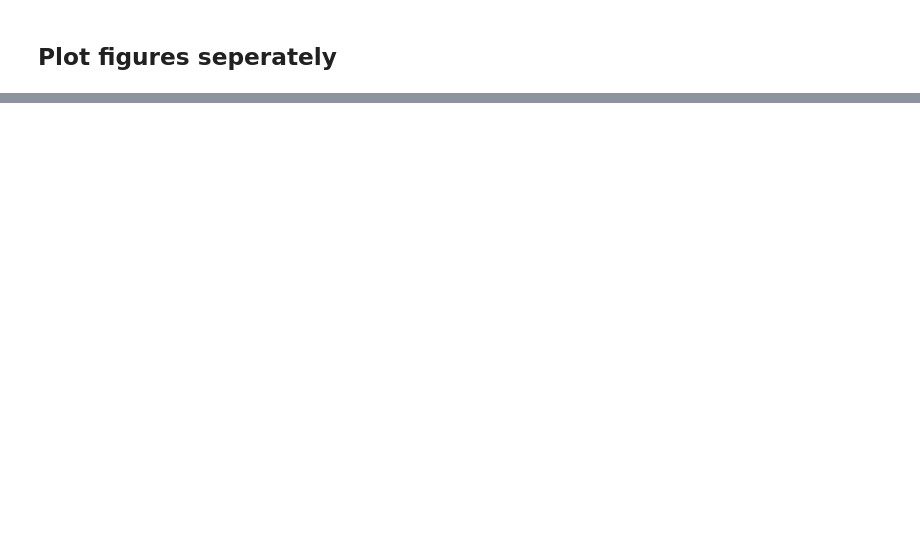
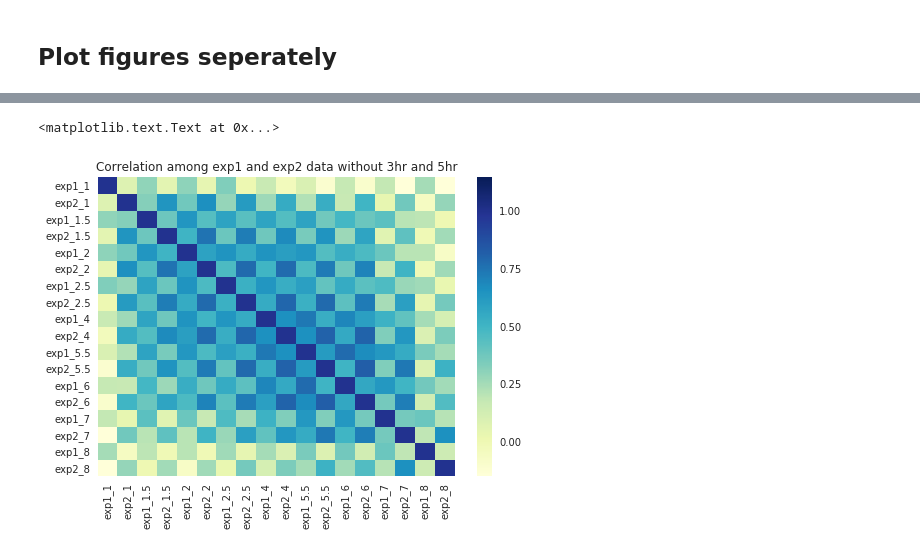
Before and after one commit to ame9yu/cell-cycle-chromatin, a Jupyter notebook: dna-replication-sandbox/WCEReplicationTiming.ipynb, the cells around one changed output, grey strips where cells are left out. Drawn from its saved outputs; the diff is of its cells as text; code cells hidden in the pictures; blank space fills up the shorter version.

```diff
--- a/dna-replication-sandbox/WCEReplicationTiming.ipynb
+++ b/dna-replication-sandbox/WCEReplicationTiming.ipynb
@@ -234,0 +382,31 @@ fig.savefig("exp2_WCE_seperate.pdf",bbox_extra_artists=(lgd,), bbox_inches='tigh
+# %%
+import seaborn as sns
+import matplotlib.pyplot as plt
+from collections import OrderedDict
+
+d_b = OrderedDict({})
+d_1 = OrderedDict({})
+d_2 = OrderedDict({})
+
+for i in range(len(yarray_exp1)):
+    if i == 4 or i ==6:
+        continue
+    d_b['exp1_'+str(time[i])] = yarray_exp1[i]
+    d_b['exp2_'+str(time[i])] = yarray_exp2[i]
+corr_df_both = pd.DataFrame(d_b).corr()
+
+for i in range(len(yarray_exp1)):
+    if i == 4 or i ==6:
+        continue
+    d_1['exp1_'+str(time[i])] = yarray_exp1[i]
+corr_df_exp1 = pd.DataFrame(d_1).corr()
+
+for i in range(len(yarray_exp1)):
+    d_2['exp2_'+str(time[i])] = yarray_exp2[i]
+corr_df_exp2 = pd.DataFrame(d_2).corr()
+# %%
+axb = sns.heatmap(corr_df_both,center=0.5, cmap="YlGnBu")
+axb.set_title("Correlation among exp1 and exp2 data without 3hr and 5hr")
+# %% [output]
+<matplotlib.text.Text at 0x...>
+[figure, added]
```
Also changed, not shown: parts of 27 cells of this notebook, 14 other files.
